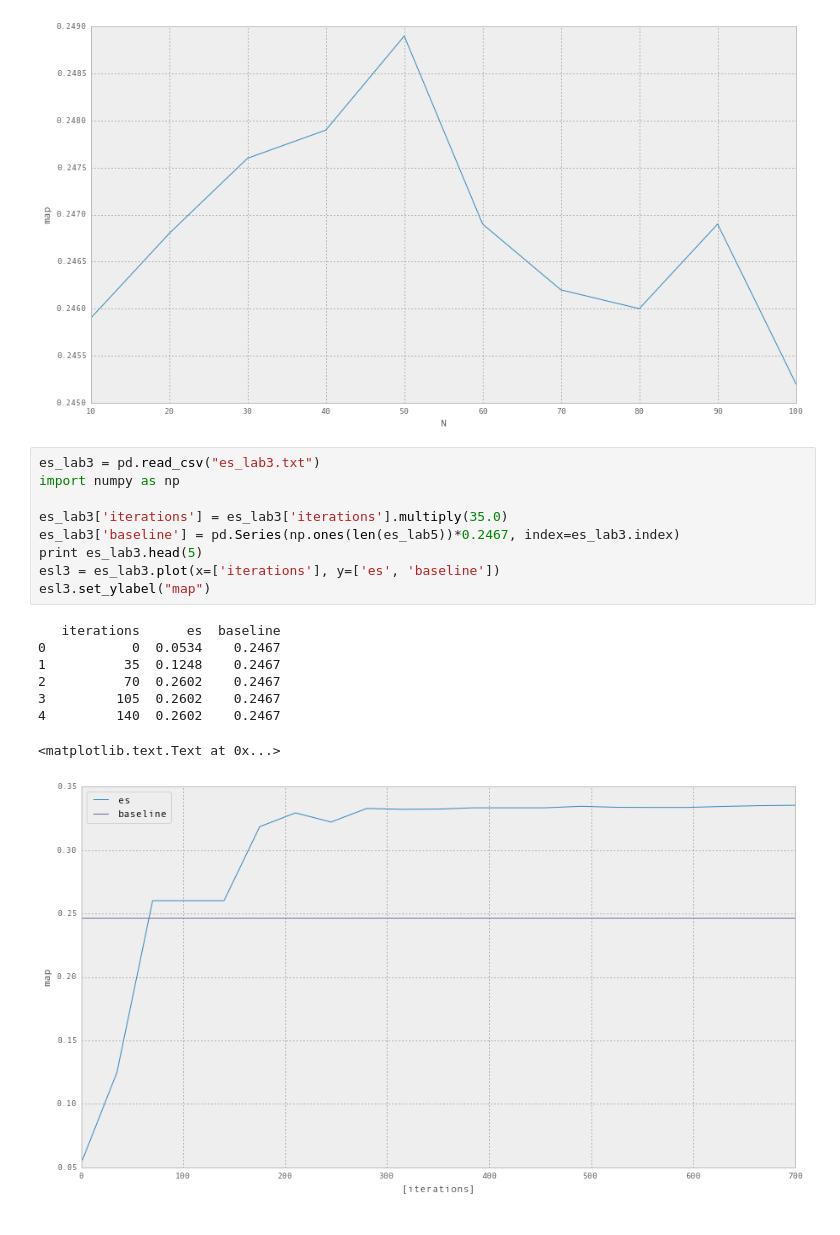
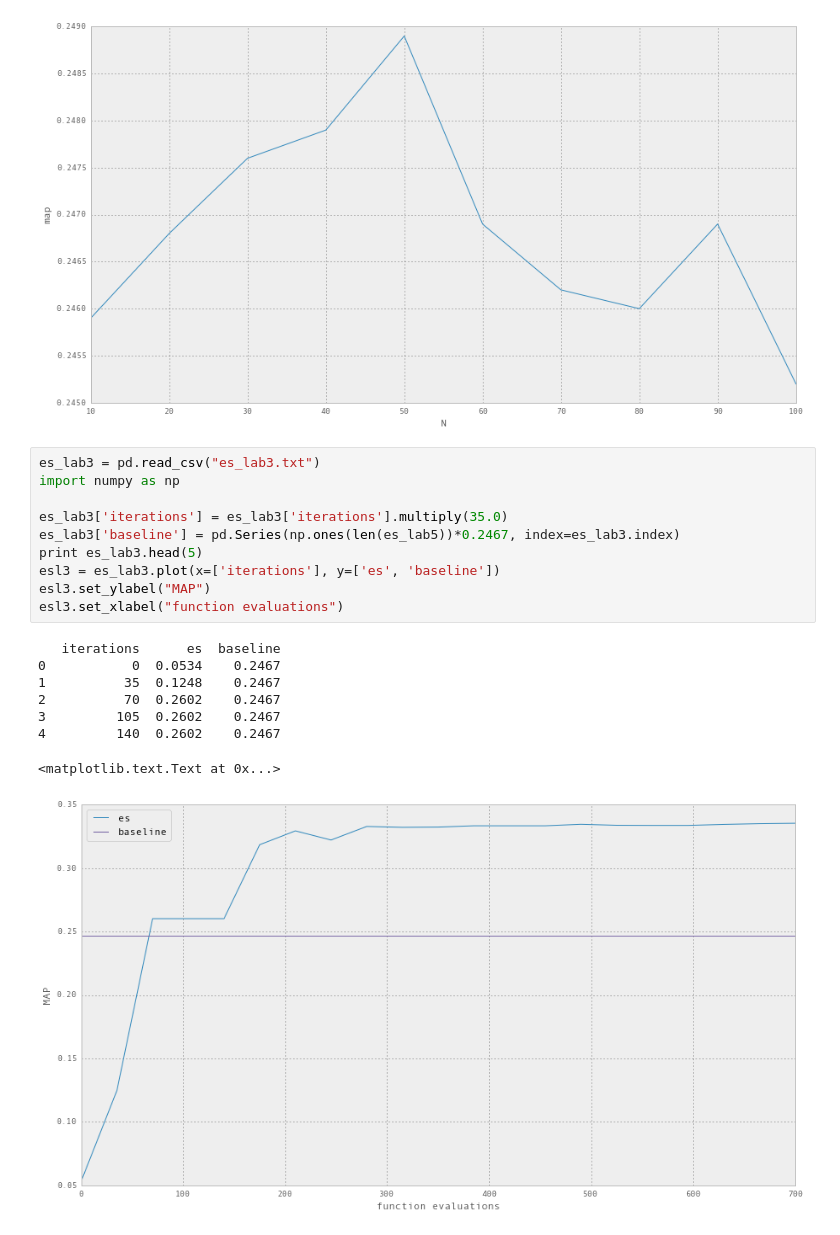
Before and after one commit to giuliolovisotto/information-retrieval, a Jupyter notebook: plots/plotting.ipynb, the cells around one changed output. Cells and saved outputs as stored; diff of their text form.

Commit message:
Plots and section 2.8.

```diff
--- a/plots/plotting.ipynb
+++ b/plots/plotting.ipynb
@@ -62,21 +62,22 @@ lab7n.set_ylabel("map")
 # %%
 es_lab3 = pd.read_csv("es_lab3.txt")
 import numpy as np
 
 es_lab3['iterations'] = es_lab3['iterations'].multiply(35.0)
 es_lab3['baseline'] = pd.Series(np.ones(len(es_lab5))*0.2467, index=es_lab3.index)
 print es_lab3.head(5)
 esl3 = es_lab3.plot(x=['iterations'], y=['es', 'baseline'])
-esl3.set_ylabel("map")
+esl3.set_ylabel("MAP")
+esl3.set_xlabel("function evaluations")
 # %% [output]
    iterations      es  baseline
 0           0  0.0534    0.2467
 1          35  0.1248    0.2467
 2          70  0.2602    0.2467
 3         105  0.2602    0.2467
 4         140  0.2602    0.2467
 <matplotlib.text.Text at 0x...>
-[figure, old version]
+[figure, new version]
 # %%
 es_lab5 = pd.read_csv("es_lab5.txt")
 import numpy as np
```
Also changed, not shown: parts of 1 cell of this notebook, 6 other files.
